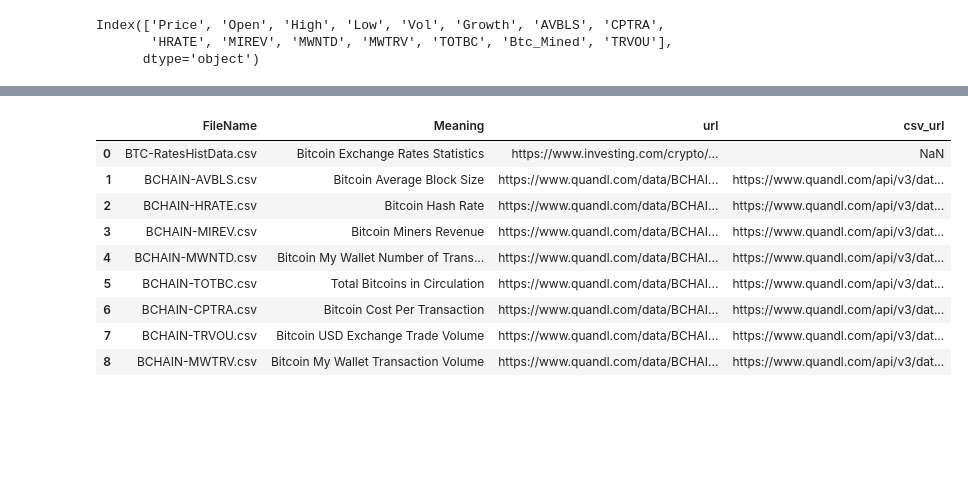
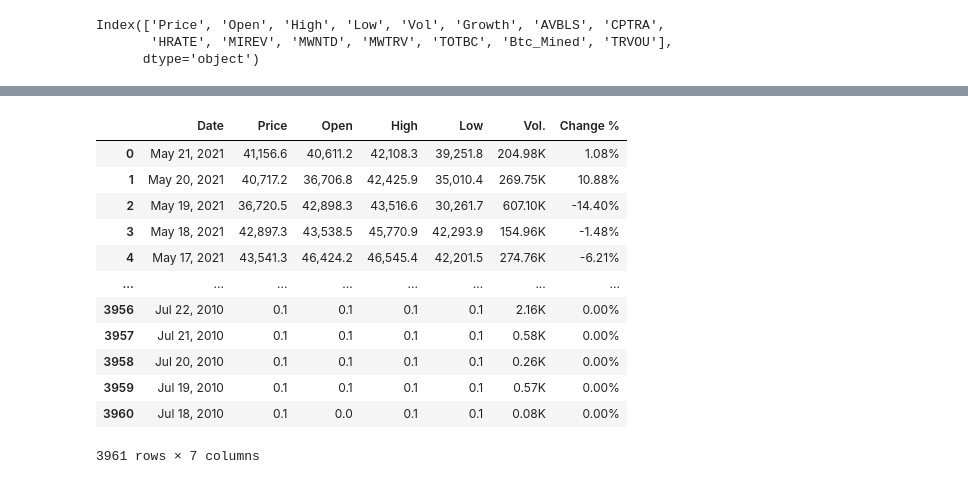
Before and after one commit to serg-razum-off/DFP-Numeric-2, a Jupyter notebook: train/btc_playground.ipynb, the cells around one changed output, grey strips where cells are left out. Drawn from its saved outputs; the diff is of its cells as text; code cells hidden in the pictures; blank space fills up the shorter version.

Commit message:
SR: train/classes/cls_data.py updated

```diff
--- a/train/btc_playground.ipynb
+++ b/train/btc_playground.ipynb
@@ -73,16 +89,19 @@ Index(['Price', 'Open', 'High', 'Low', 'Vol', 'Growth', 'AVBLS', 'CPTRA',
 # %%
-pd.read_csv(os.path.join(dir_path, "files_properties.csv"))
+pd.read_csv(os.path.join(dir_path, "BTC-RatesHistData.csv"))
 # %% [output]
-|  | FileName | Meaning | url | csv_url |
-| 0 | BTC-RatesHistData.csv | Bitcoin Exchange Rates Statistics | https://www.investing.com/crypto/... | NaN |
-| 1 | BCHAIN-AVBLS.csv | Bitcoin Average Block Size | https://www.quandl.com/data/BCHAI... | https://www.quandl.com/api/v3/dat... |
-| 2 | BCHAIN-HRATE.csv | Bitcoin Hash Rate | https://www.quandl.com/data/BCHAI... | https://www.quandl.com/api/v3/dat... |
-| 3 | BCHAIN-MIREV.csv | Bitcoin Miners Revenue | https://www.quandl.com/data/BCHAI... | https://www.quandl.com/api/v3/dat... |
-| 4 | BCHAIN-MWNTD.csv | Bitcoin My Wallet Number of Trans... | https://www.quandl.com/data/BCHAI... | https://www.quandl.com/api/v3/dat... |
-| 5 | BCHAIN-TOTBC.csv | Total Bitcoins in Circulation | https://www.quandl.com/data/BCHAI... | https://www.quandl.com/api/v3/dat... |
-| 6 | BCHAIN-CPTRA.csv | Bitcoin Cost Per Transaction | https://www.quandl.com/data/BCHAI... | https://www.quandl.com/api/v3/dat... |
-| 7 | BCHAIN-TRVOU.csv | Bitcoin USD Exchange Trade Volume | https://www.quandl.com/data/BCHAI... | https://www.quandl.com/api/v3/dat... |
-| 8 | BCHAIN-MWTRV.csv | Bitcoin My Wallet Transaction Volume | https://www.quandl.com/data/BCHAI... | https://www.quandl.com/api/v3/dat... |
+|  | Date | Price | Open | High | Low | Vol. | Change % |
+| 0 | May 21, 2021 | 41,156.6 | 40,611.2 | 42,108.3 | 39,251.8 | 204.98K | 1.08% |
+| 1 | May 20, 2021 | 40,717.2 | 36,706.8 | 42,425.9 | 35,010.4 | 269.75K | 10.88% |
+| 2 | May 19, 2021 | 36,720.5 | 42,898.3 | 43,516.6 | 30,261.7 | 607.10K | -14.40% |
+| 3 | May 18, 2021 | 42,897.3 | 43,538.5 | 45,770.9 | 42,293.9 | 154.96K | -1.48% |
+| 4 | May 17, 2021 | 43,541.3 | 46,424.2 | 46,545.4 | 42,201.5 | 274.76K | -6.21% |
+| ... | ... | ... | ... | ... | ... | ... | ... |
+| 3956 | Jul 22, 2010 | 0.1 | 0.1 | 0.1 | 0.1 | 2.16K | 0.00% |
+| 3957 | Jul 21, 2010 | 0.1 | 0.1 | 0.1 | 0.1 | 0.58K | 0.00% |
+| 3958 | Jul 20, 2010 | 0.1 | 0.1 | 0.1 | 0.1 | 0.26K | 0.00% |
+| 3959 | Jul 19, 2010 | 0.1 | 0.1 | 0.1 | 0.1 | 0.57K | 0.00% |
+| 3960 | Jul 18, 2010 | 0.1 | 0.0 | 0.1 | 0.1 | 0.08K | 0.00% |
+3961 rows × 7 columns
 # %%
 data_manager.preview_features(features_skip=['Open', 'High', 'Low'], fig_size=(25,30))
 # %% [output]
```
Also changed, not shown: parts of 4 cells of this notebook, 1 other file.
